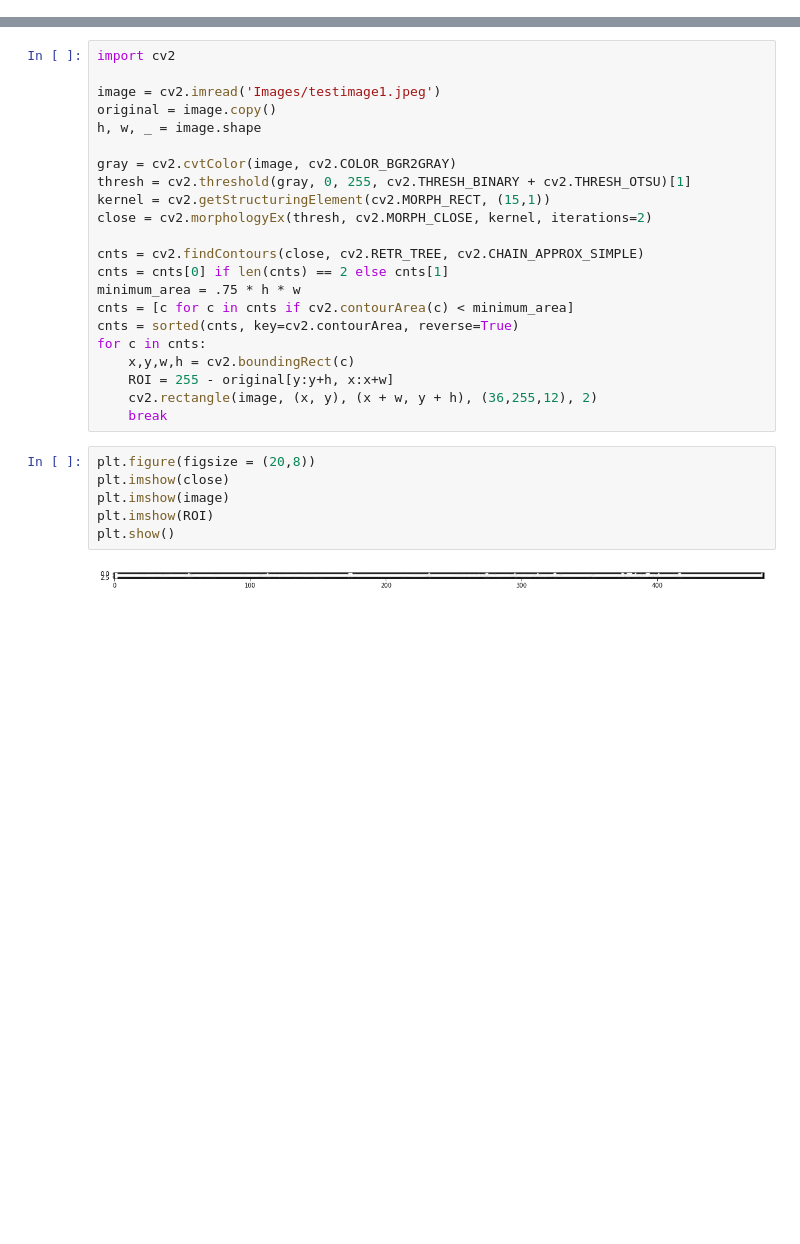
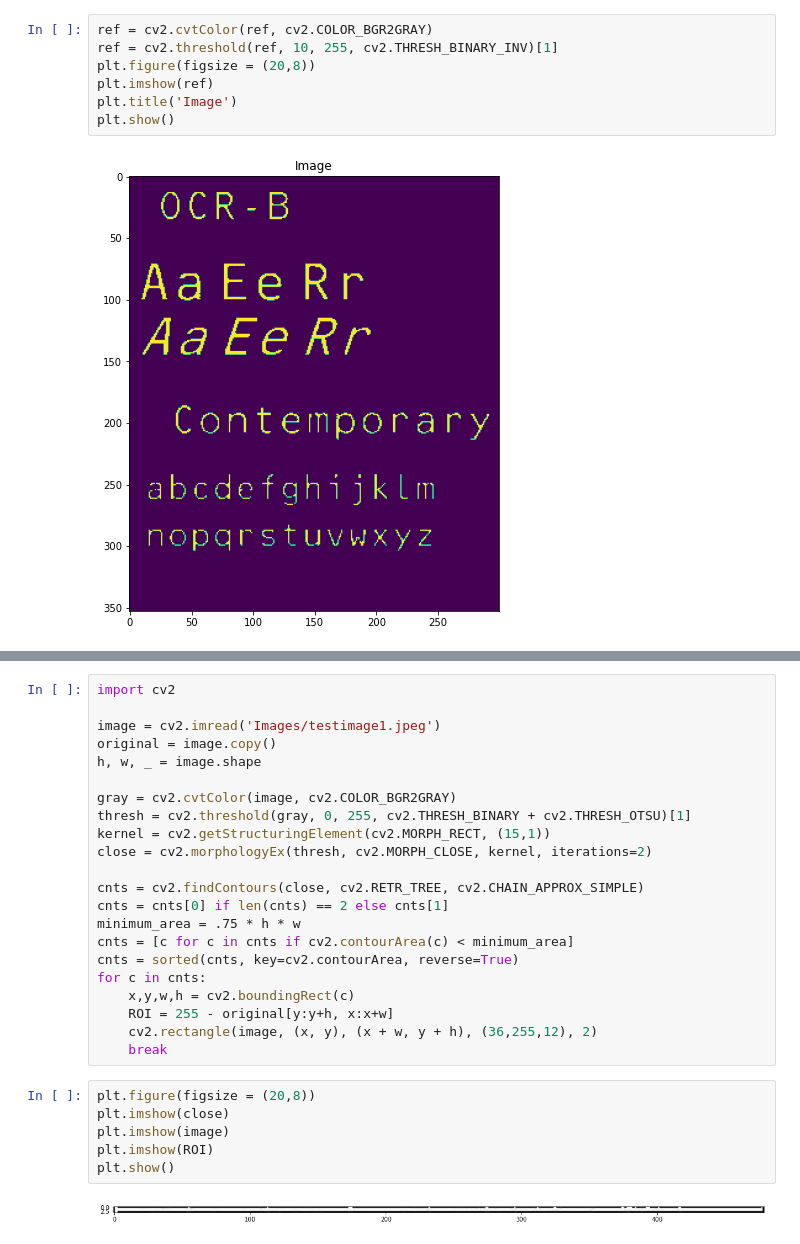
Before and after one commit to VolhaP87/Interview_Sample_Problem, a Jupyter notebook: Untitled.ipynb, the cells around one changed output, grey strips where cells are left out. Saved outputs shown, nothing was run; the diff lists cells and outputs as text; blank space fills up the shorter version.

```diff
--- a/Untitled.ipynb
+++ b/Untitled.ipynb
@@ -189,0 +97,9 @@ error: OpenCV(4.5.4) /Users/runner/work/opencv-python/opencv-python/opencv/modul
+# %%
+ref = cv2.cvtColor(ref, cv2.COLOR_BGR2GRAY)
+ref = cv2.threshold(ref, 10, 255, cv2.THRESH_BINARY_INV)[1]
+plt.figure(figsize = (20,8))
+plt.imshow(ref)
+plt.title('Image')
+plt.show()
+# %% [output]
+[figure, added]
```
Also changed, not shown: parts of 50 cells of this notebook.
